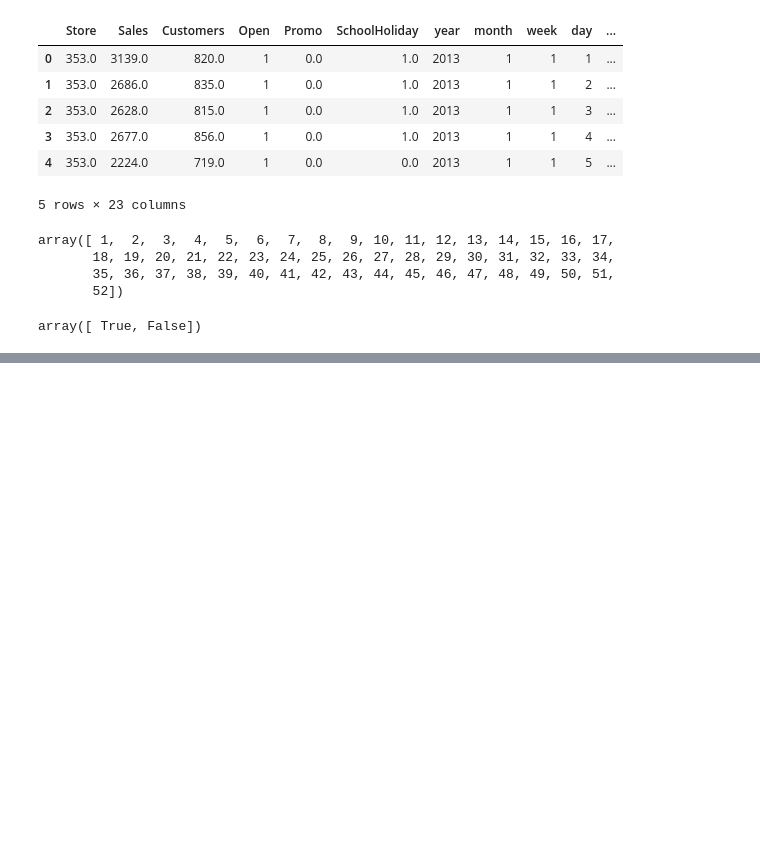
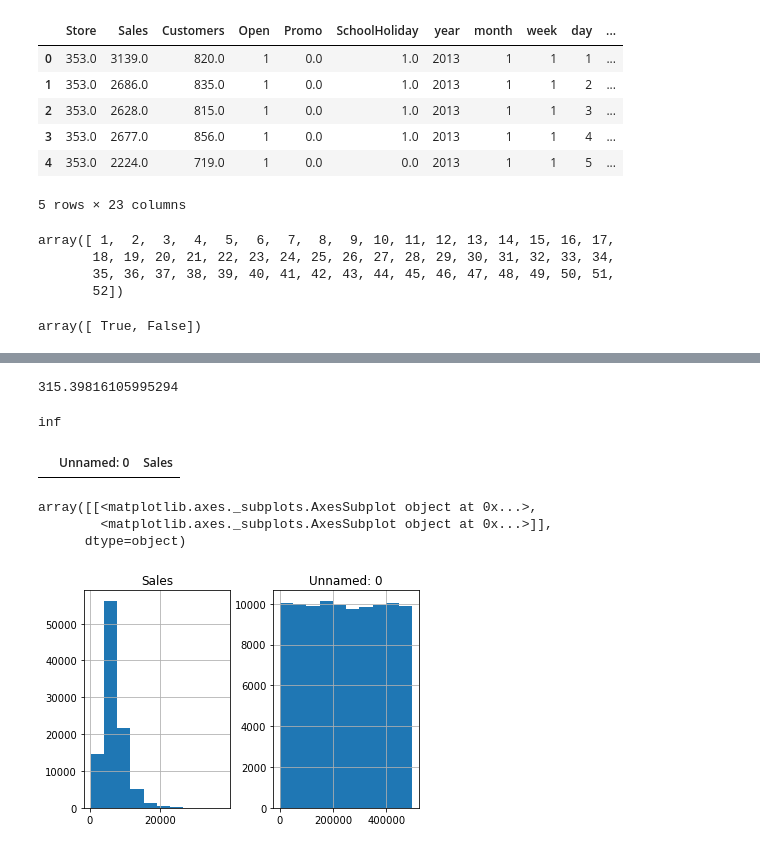
Before and after one commit to elenche95/stores, a Jupyter notebook: testing_models.ipynb, the cells around one changed output, grey strips where cells are left out. Drawn from its saved outputs; the diff is of its cells as text; code cells hidden in the pictures; blank space fills up the shorter version.

```diff
--- a/testing_models.ipynb
+++ b/testing_models.ipynb
@@ -66,5 +70,10 @@ final_X_valid = pd.DataFrame(my_imputer.transform(X_valid))
 
 final_X_train.columns = X_train.columns
 final_X_valid.columns = X_valid.columns
+# %%
+X_train = pd.read_csv('./X_train.csv', index_col=True)
+X_valid = pd.read_csv('./X_valid.csv')
+y_train = pd.read_csv('./y_train.csv')
+y_valid = pd.read_csv('./y_valid.csv')
 # %%
 from sklearn.ensemble import RandomForestRegressor
@@ -78,0 +140,19 @@ NameError: name 'train_test_split' is not defined
+# %%
+np.sqrt(preds.shape[0])
+# %% [output]
+315.39816105995294
+# %%
+np.linalg.norm(1/y_valid.values)
+# %% [output]
+inf
+# %%
+y_valid[y_valid['Sales']<=0]
+# %% [output]
+|  | Unnamed: 0 | Sales |
+# %%
+y_valid.hist()
+# %% [output]
+array([[<matplotlib.axes._subplots.AxesSubplot object at 0x...>,
+        <matplotlib.axes._subplots.AxesSubplot object at 0x...>]],
+      dtype=object)
+[figure, added]
```
Also changed, not shown: parts of 18 cells of this notebook, 6 other files.
